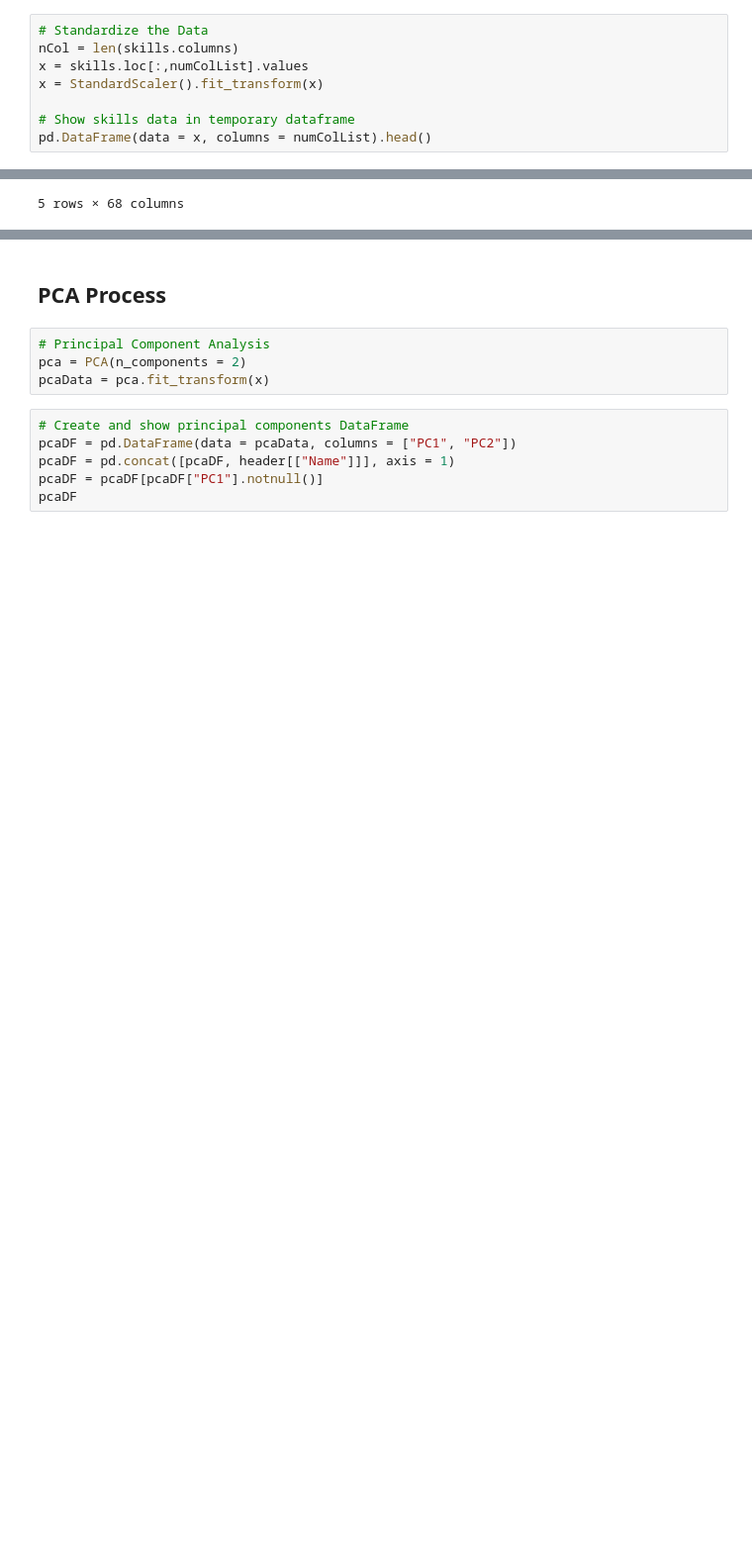
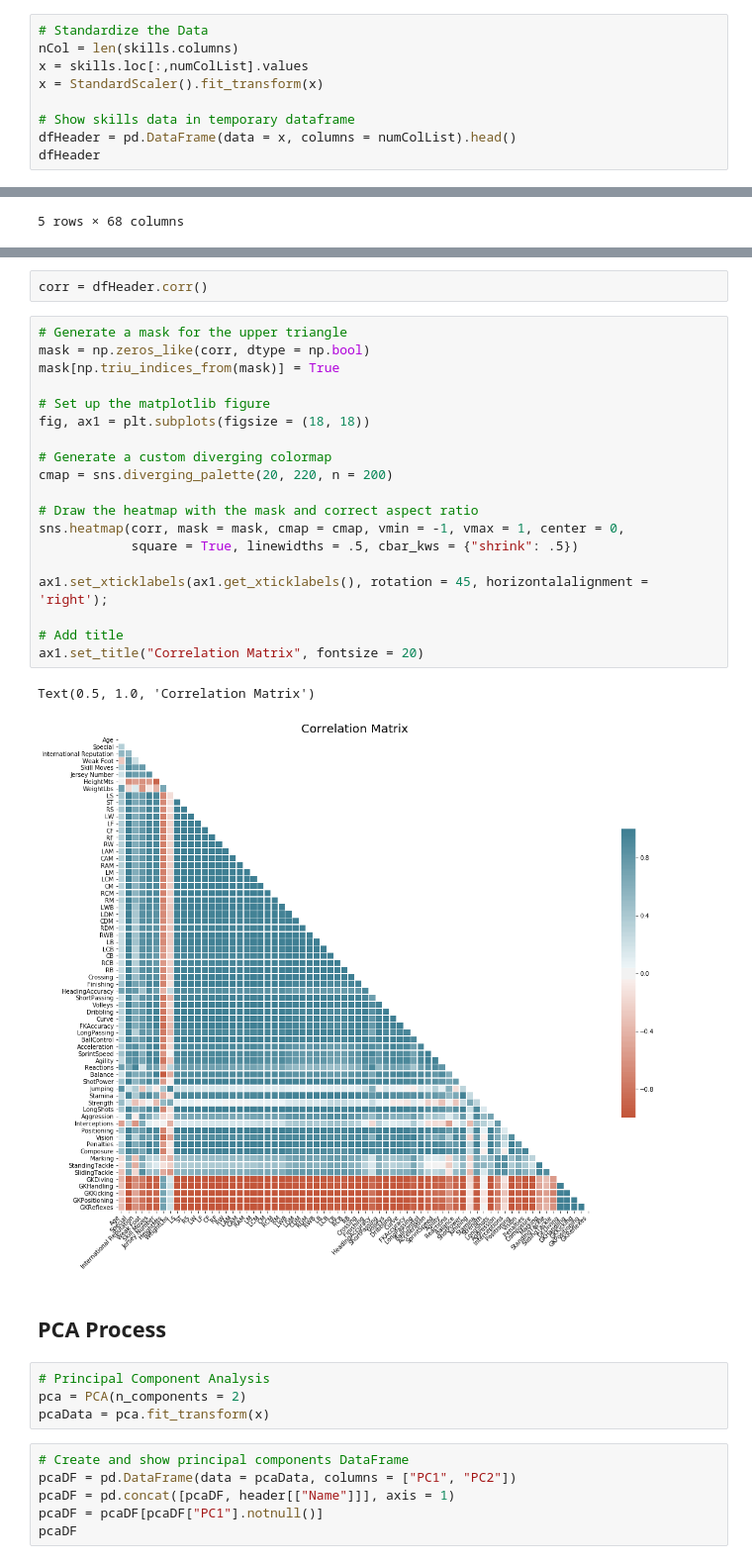
Before and after one commit to ansegura7/DataScience_FIFA19Data, a Jupyter notebook: code/DataVisualization.ipynb, the cells around one changed output, grey strips where cells are left out. Shown: that part at 99% size. Saved outputs shown, nothing was run; the diff lists cells and outputs as text; blank space fills up the shorter version.

```diff
--- a/code/DataVisualization.ipynb
+++ b/code/DataVisualization.ipynb
@@ -126,7 +131,8 @@ x = skills.loc[:,numColList].values
 x = StandardScaler().fit_transform(x)
 
 # Show skills data in temporary dataframe
-pd.DataFrame(data = x, columns = numColList).head()
+dfHeader = pd.DataFrame(data = x, columns = numColList).head()
+dfHeader
 # %% [output]
 |  | Age | Special | International Reputation | Weak Foot | Skill Moves | Jersey Number | HeightMts | WeightLbs | ... |
 | 0 | 0.776706 | 0.724004 | 2.310325 | 0.743626 | 0.831174 | -0.173639 | -1.639945 | -0.770754 | ... |
@@ -138,3 +146,27 @@ pd.DataFrame(data = x, columns = numColList).head()
+# %%
+corr = dfHeader.corr()
+# %%
+# Generate a mask for the upper triangle
+mask = np.zeros_like(corr, dtype = np.bool)
+mask[np.triu_indices_from(mask)] = True
+
+# Set up the matplotlib figure
+fig, ax1 = plt.subplots(figsize = (18, 18))
+
+# Generate a custom diverging colormap
+cmap = sns.diverging_palette(20, 220, n = 200)
+
+# Draw the heatmap with the mask and correct aspect ratio
+sns.heatmap(corr, mask = mask, cmap = cmap, vmin = -1, vmax = 1, center = 0,
+            square = True, linewidths = .5, cbar_kws = {"shrink": .5})
+
+ax1.set_xticklabels(ax1.get_xticklabels(), rotation = 45, horizontalalignment = 'right');
+
+# Add title
+ax1.set_title("Correlation Matrix", fontsize = 20)
+# %% [output]
+Text(0.5, 1.0, 'Correlation Matrix')
+[figure, added]
 # %% [markdown]
 ## PCA Process
 # %%
```
Also changed, not shown: parts of 6 cells of this notebook, 1 other file.
